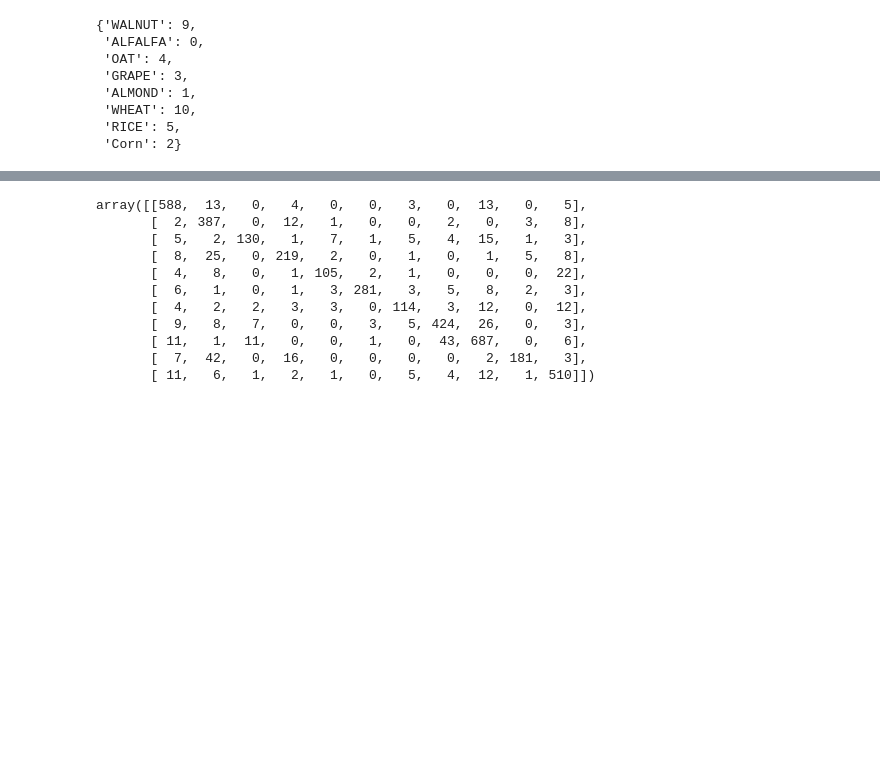
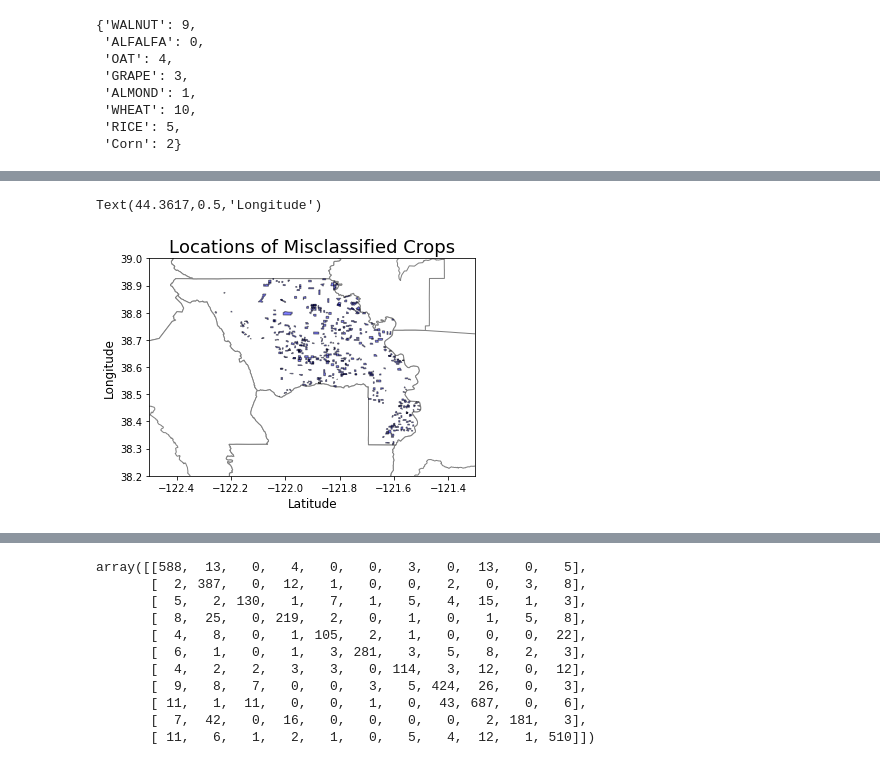
Before and after one commit to MarcelColvin/GeoSpatial-Classification, a Jupyter notebook: MakingAugustoClasses.ipynb, the cells around one changed output, grey strips where cells are left out. Cells and saved outputs as stored; diff of their text form; code cells hidden in the pictures; blank space fills up the shorter version.

```diff
--- a/MakingAugustoClasses.ipynb
+++ b/MakingAugustoClasses.ipynb
@@ -335,0 +349,4 @@ Name: OBJECTID, Length: 476, dtype: int64
+# %%
+cropfields = gpd.read_file("Crops_2016/Crops_2016_26910.shp")
+cropfields1 = cropfields[["OBJECTID", "geometry"]]
+type(cropfields1["OBJECTID"][0])
@@ -335,0 +364,5 @@ Name: OBJECTID, Length: 476, dtype: int64
+# %%
+c =gpd.GeoDataFrame(b.merge(cropfields1, on = ['OBJECTID'], how = 'left'))
+c.crs = {'init': 'epsg:26910'}
+# %%
+c= c.to_crs("+proj=longlat +datum=WGS84 +no_defs ")
@@ -335,0 +389,16 @@ Name: OBJECTID, Length: 476, dtype: int64
+# %%
+counties = gpd.read_file("cb_2016_us_county_500k/cb_2016_us_county_500k.shp")
+cali = counties[counties.STATEFP == "06"]
+keep = ["Yolo", "Lake", "Colusa", "Sutter", "Sacramento", "Solano", "Napa"]
+yolo = cali[cali.NAME.isin(keep)]
+# %%
+ax = yolo.plot(color = "white", edgecolor = "gray")
+c.plot(ax =ax, edgecolor = 'black',color = 'blue', alpha = 0.5)
+ax.set_xlim([-122.5, -121.3])
+ax.set_ylim([38.2, 39])
+ax.set_title("Locations of Misclassified Crops", fontsize = 18)
+ax.set_xlabel("Latitude", fontsize = 12)
+ax.set_ylabel("Longitude", fontsize = 12)
+# %% [output]
+Text(44.3617,0.5,'Longitude')
+[figure, added]
```
Also changed, not shown: parts of 15 cells of this notebook.
